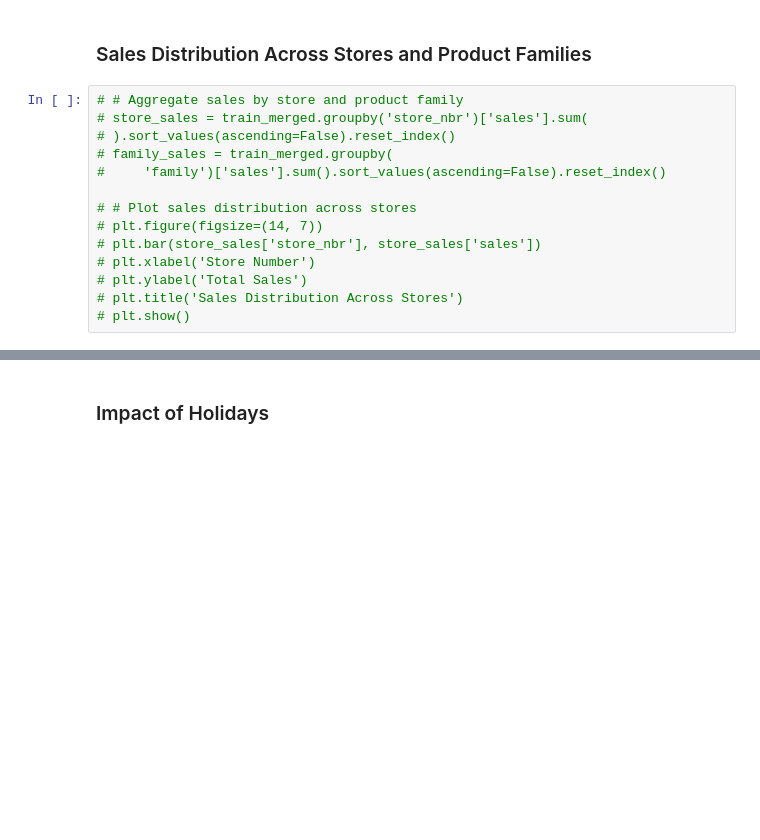
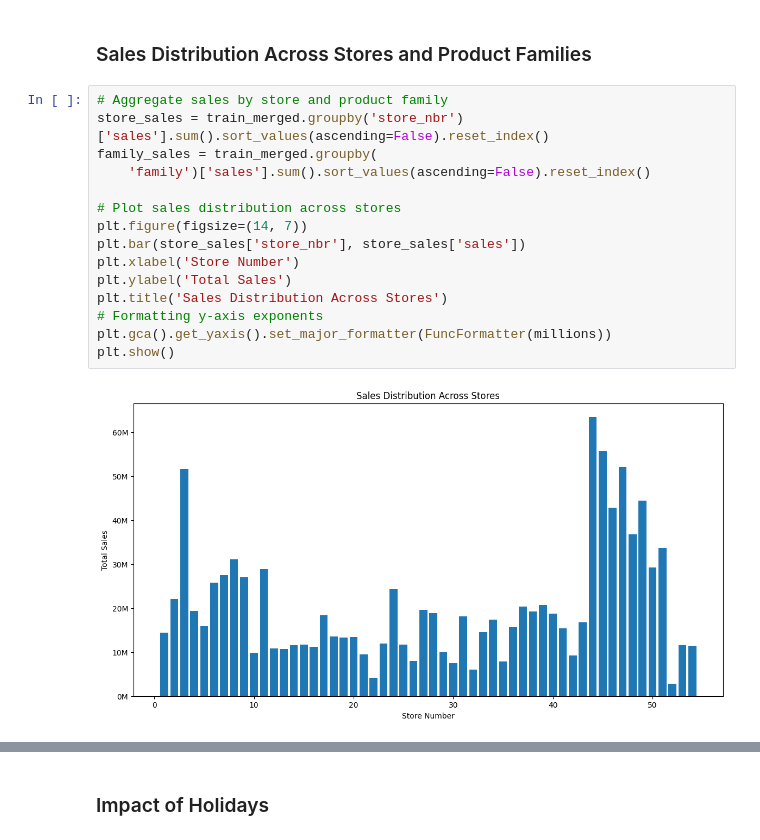
Before and after one commit to elishastanley/Demand-Forecasting-Optimization-for-Corporation-Favorita-A-Time-Series-Regression-ML-Approach, a Jupyter notebook: Notebooks/main.ipynb, the cells around one changed output, grey strips where cells are left out. Cells and saved outputs as stored; diff of their text form; blank space fills up the shorter version.

```diff
--- a/Notebooks/main.ipynb
+++ b/Notebooks/main.ipynb
@@ -365,16 +394,19 @@ test_merged['dayofweek'] = test_merged['date'].dt.dayofweek
 # %% [markdown]
 ### Sales Distribution Across Stores and Product Families
 # %%
-# # Aggregate sales by store and product family
-# store_sales = train_merged.groupby('store_nbr')['sales'].sum(
-# ).sort_values(ascending=False).reset_index()
-# family_sales = train_merged.groupby(
-#     'family')['sales'].sum().sort_values(ascending=False).reset_index()
+# Aggregate sales by store and product family
+store_sales = train_merged.groupby('store_nbr')['sales'].sum().sort_values(ascending=False).reset_index()
+family_sales = train_merged.groupby(
+    'family')['sales'].sum().sort_values(ascending=False).reset_index()
 
-# # Plot sales distribution across stores
-# plt.figure(figsize=(14, 7))
-# plt.bar(store_sales['store_nbr'], store_sales['sales'])
-# plt.xlabel('Store Number')
-# plt.ylabel('Total Sales')
-# plt.title('Sales Distribution Across Stores')
-# plt.show()
+# Plot sales distribution across stores
+plt.figure(figsize=(14, 7))
+plt.bar(store_sales['store_nbr'], store_sales['sales'])
+plt.xlabel('Store Number')
+plt.ylabel('Total Sales')
+plt.title('Sales Distribution Across Stores')
+# Formatting y-axis exponents
+plt.gca().get_yaxis().set_major_formatter(FuncFormatter(millions))
+plt.show()
+# %% [output]
+[figure, added]
```
Also changed, not shown: parts of 46 cells of this notebook, 1 other file.
